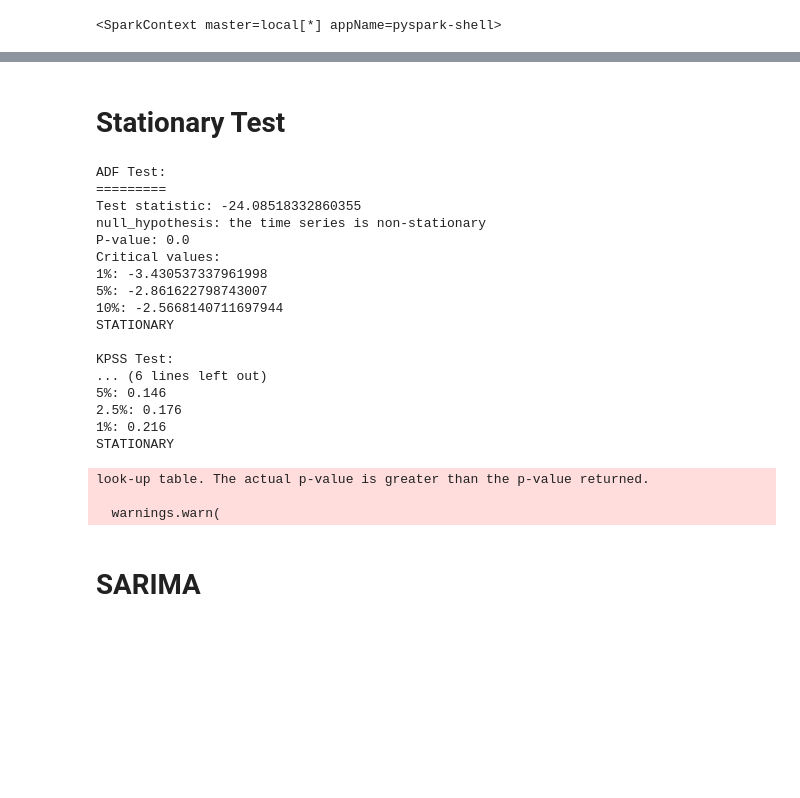
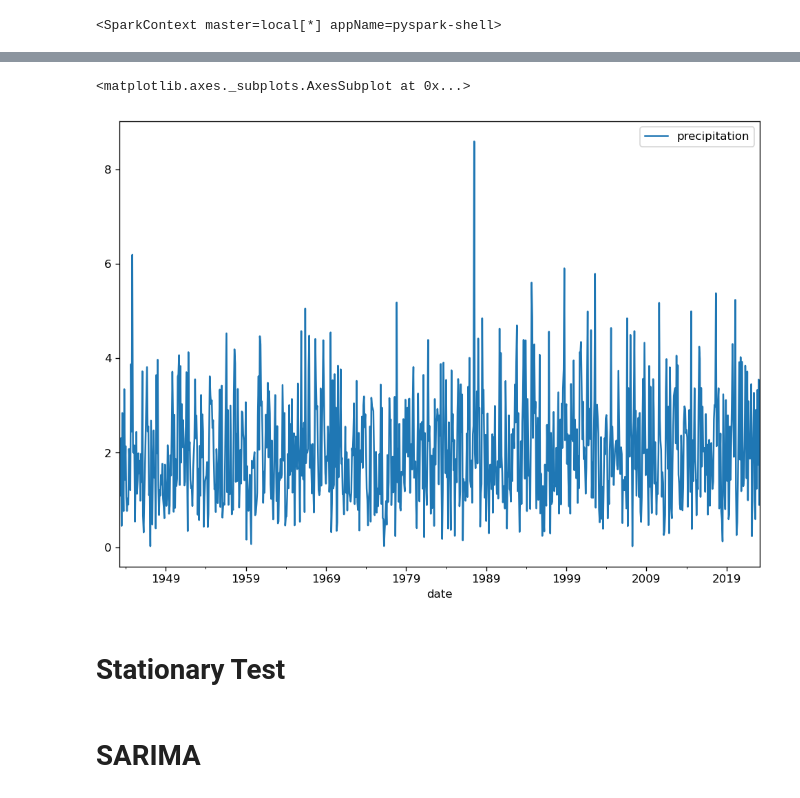
Before and after one commit to rmsryu/spark-climate-data, a Jupyter notebook: 03_SARIMA.ipynb, the cells around one changed output, grey strips where cells are left out. Saved outputs shown, nothing was run; the diff lists cells and outputs as text; code cells hidden in the pictures; blank space fills up the shorter version.

```diff
--- a/03_SARIMA.ipynb
+++ b/03_SARIMA.ipynb
@@ -42,3 +43,8 @@ df.head()
+# %%
+df.resample("M").mean().plot()
+# %% [output]
+<matplotlib.axes._subplots.AxesSubplot at 0x...>
+[figure, added]
 # %% [markdown]
 # Stationary Test
 # %%
@@ -78,30 +84,6 @@ def test_stationarity(time_series):
 
     result = "NON-STATIONARY" if p_value < 0.05 else "STATIONARY"
     print(result)
-# %%
-#Montly
-test_stationarity(df.precipitation)
-# %% [output]
-ADF Test:
-=========
-Test statistic: -24.08518332860355
-null_hypothesis: the time series is non-stationary
-P-value: 0.0
-Critical values:
-1%: -3.430537337961998
-5%: -2.861622798743007
-10%: -2.5668140711697944
-STATIONARY
-
-KPSS Test:
-... (6 lines left out)
-5%: 0.146
-2.5%: 0.176
-1%: 0.216
-STATIONARY
-look-up table. The actual p-value is greater than the p-value returned.
-
-  warnings.warn(
 # %% [markdown]
 # SARIMA
 # %%
```
Also changed, not shown: parts of 16 cells of this notebook, 2 other files.
